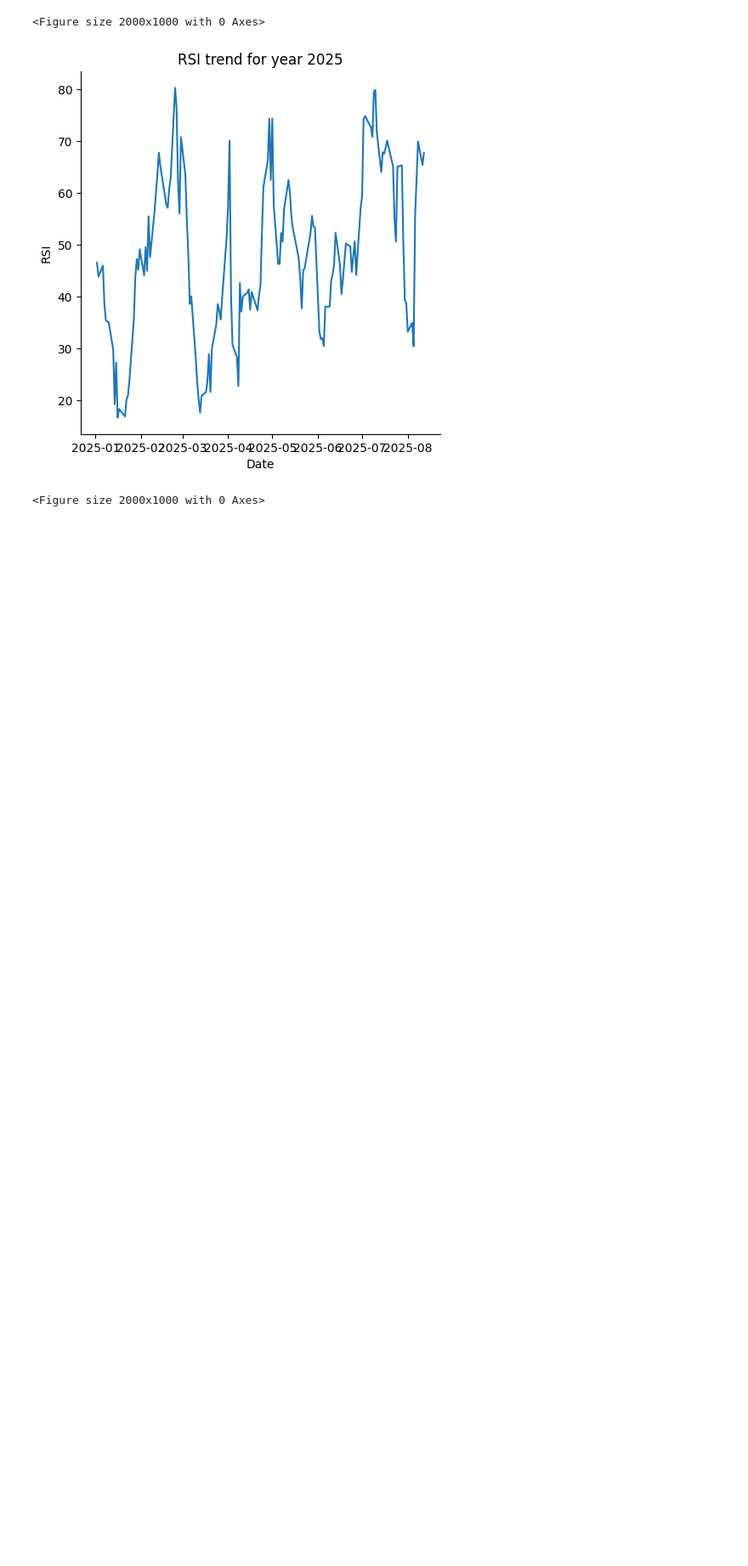
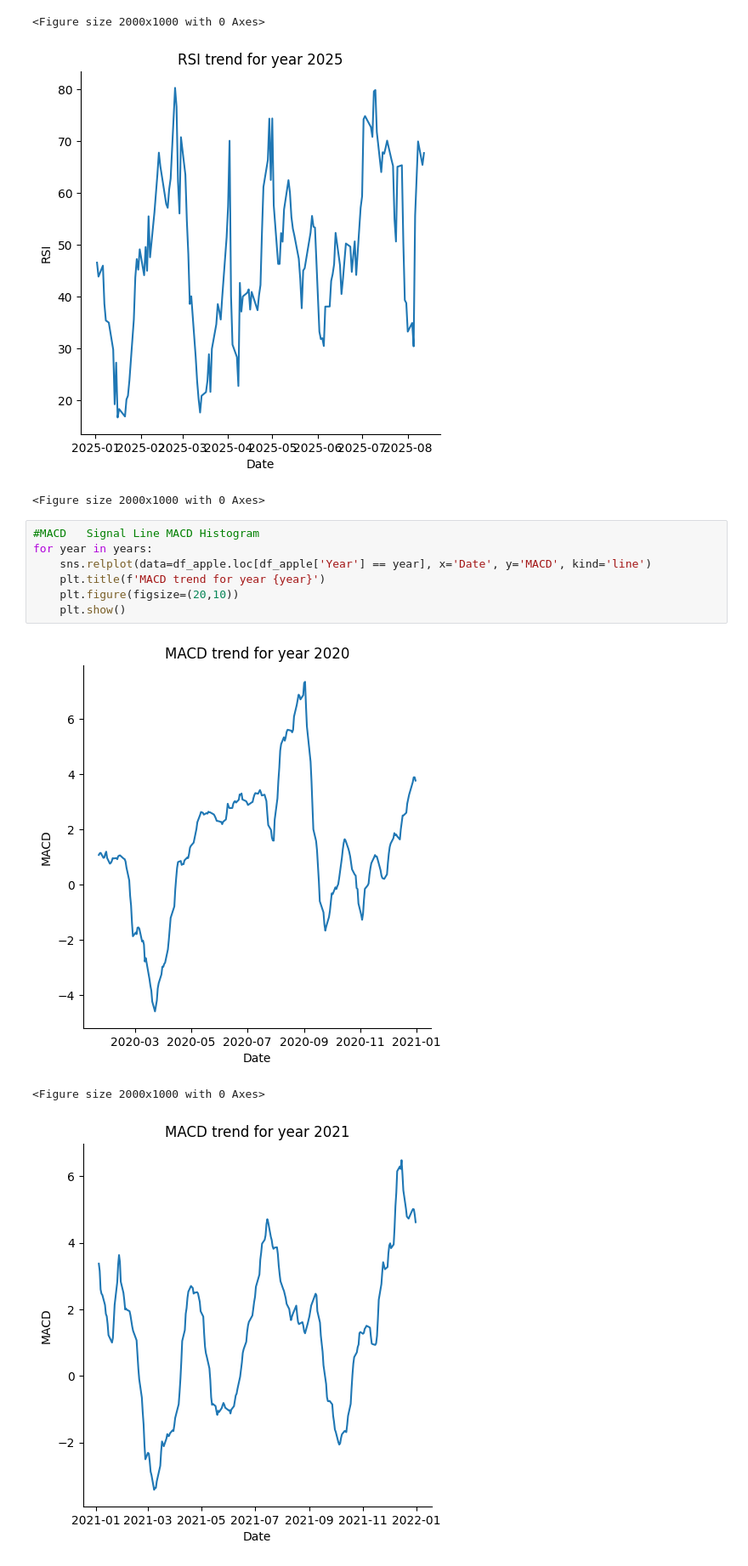
Before and after one commit to jc14-ai/AI-Powered-Stock-Market-Dashboard, a Jupyter notebook: backend/training/model.ipynb, the cells around one changed output. Shown at 85% size. Cells and saved outputs as stored; diff of their text form; blank space fills up the shorter version.

```diff
--- a/backend/training/model.ipynb
+++ b/backend/training/model.ipynb
@@ -288,3 +288,14 @@ for year in years:
 <Figure size 2000x1000 with 0 Axes>
 [figure]
 <Figure size 2000x1000 with 0 Axes>
+# %%
+#MACD	Signal Line	MACD Histogram
+for year in years:
+    sns.relplot(data=df_apple.loc[df_apple['Year'] == year], x='Date', y='MACD', kind='line')
+    plt.title(f'MACD trend for year {year}')
+    plt.figure(figsize=(20,10))
+    plt.show()
+# %% [output]
+[figure, added]
+<Figure size 2000x1000 with 0 Axes>
+[figure, added]
```
Also changed, not shown: parts of 15 cells of this notebook.
